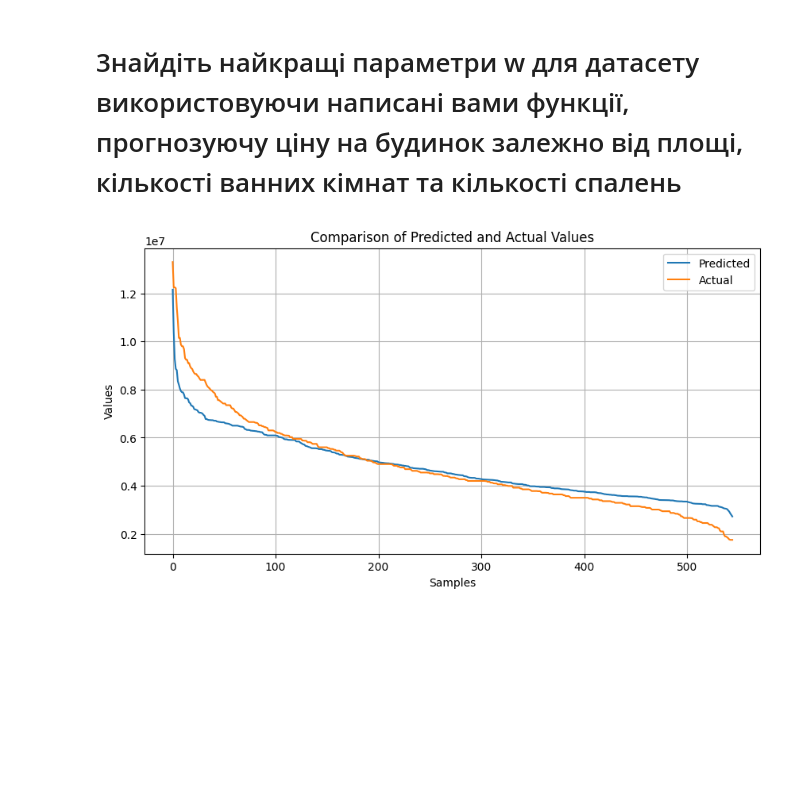
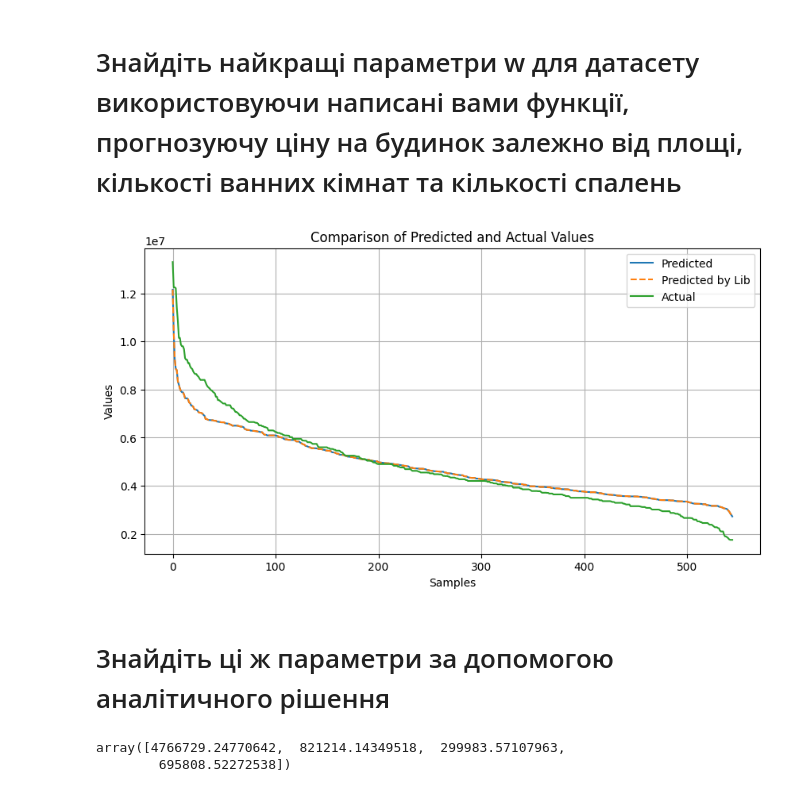
Before and after one commit to yehorkalchenko81/Classical-Machine-Learning, a Jupyter notebook: Untitled-1 copy.ipynb, the cells around one changed output. Drawn from its saved outputs; the diff is of its cells as text; code cells hidden in the pictures; blank space fills up the shorter version.

```diff
--- a/Untitled-1 copy.ipynb
+++ b/Untitled-1 copy.ipynb
@@ -79,7 +79,7 @@ def multiple_linear_regresion(input_data_, weights):
     return weights[0] + np.dot(input_data_, weights[1:])
 
 def multiple_mse(predicted_results, true_results):
-    return 1 / (2 * len(predicted_results)) * np.sum((predicted_results - true_results) ** 2)
+    return 1 / (2 * len(true_results)) * np.sum((predicted_results - true_results) ** 2)
 # %%
 def gradient_descent_multiple(input_data_, output_data_, iter=1000, lr=0.1, stopping_value=0.01):
     weights = np.ones(input_data_.shape[1] + 1)
@@ -90,35 +90,50 @@ def gradient_descent_multiple(input_data_, output_data_, iter=1000, lr=0.1, stop
         multiple_linear_regresion_result = multiple_linear_regresion(input_data_, weights)
         multiple_mse_result = multiple_mse(multiple_linear_regresion_result, output_data_)
 
-        if last_mse_result and abs(multiple_mse_result - last_mse_result) <= stopping_value:
+        if last_mse_result and (abs(multiple_mse_result - last_mse_result) <= stopping_value):
             break
 
         last_mse_result = multiple_mse_result
 
         weights[0] -= lr * (1/n) * np.sum(multiple_linear_regresion_result - output_data_)
 
-        random_idndex = randint(0, len(weights[1:]) - 1)
-        last_weights = (1/n) * np.sum((multiple_linear_regresion_result - output_data_) * input_data_[:, random_idndex])
-        weights[random_idndex + 1] -= lr * last_weights
+        random_index = randint(0, len(weights[1:]) - 1)
+        last_weights = (1/n) * np.sum((multiple_linear_regresion_result - output_data_) * input_data_[:, random_index])
+        weights[random_index + 1] -= lr * last_weights
 
     return weights
 
 model_result = multiple_linear_regresion(h_input_data, gradient_descent_multiple(h_input_data, h_output_data))
+# %%
+model = LinearRegression()
+model.fit(h_input_data, h_output_data)
+model_result_lib = model.predict(h_input_data)
 # %%
 import matplotlib.pyplot as plt
 
 predicted_values = model_result
 
 actual_values = h_output_data
 
 plt.figure(figsize=(10, 5))
 plt.plot(np.sort(predicted_values)[::-1], label='Predicted')
+plt.plot(np.sort(model_result_lib)[::-1], label='Predicted by Lib', linestyle='--')
 plt.plot(actual_values, label='Actual')
 plt.xlabel('Samples')
 plt.ylabel('Values')
 plt.title('Comparison of Predicted and Actual Values')
 plt.legend()
 plt.grid(True)
 plt.show()
 # %% [output]
-[figure, old version]
+[figure, new version]
+# %% [markdown]
+# 3найдіть ці ж параметри за допомогою аналітичного рішення
+# %%
+h_input_data_with_ones = np.hstack([np.ones((h_input_data.shape[0], 1)), h_input_data])
+theta = np.linalg.inv(h_input_data_with_ones.T @ h_input_data_with_ones) @ h_input_data_with_ones.T @ h_output_data
+
+theta
+# %% [output]
+array([4766729.24770642,  821214.14349518,  299983.57107963,
+        695808.52272538])
```
Also changed, not shown: parts of 2 cells of this notebook.
